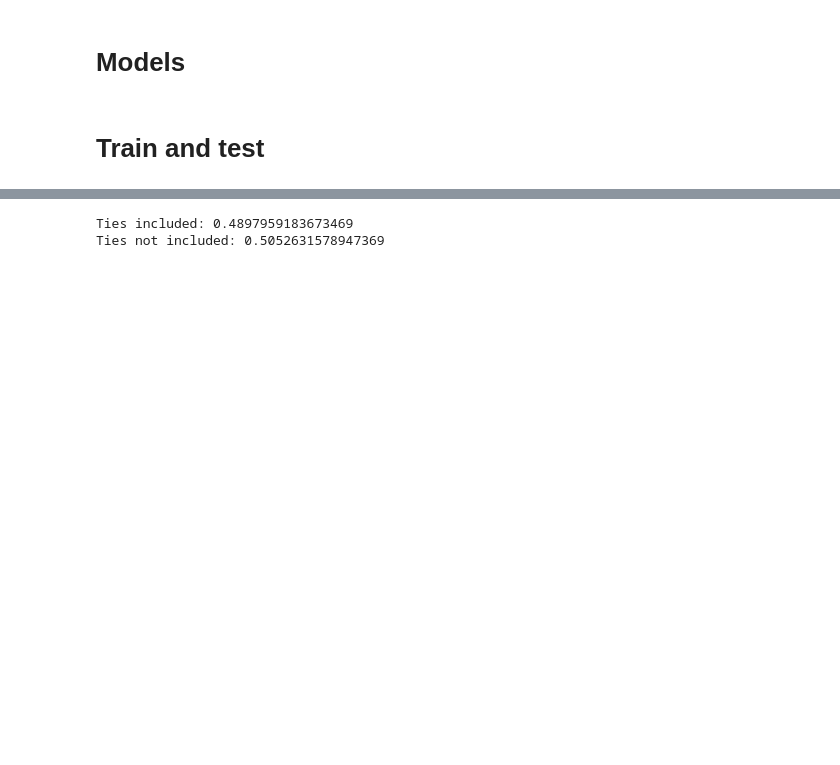
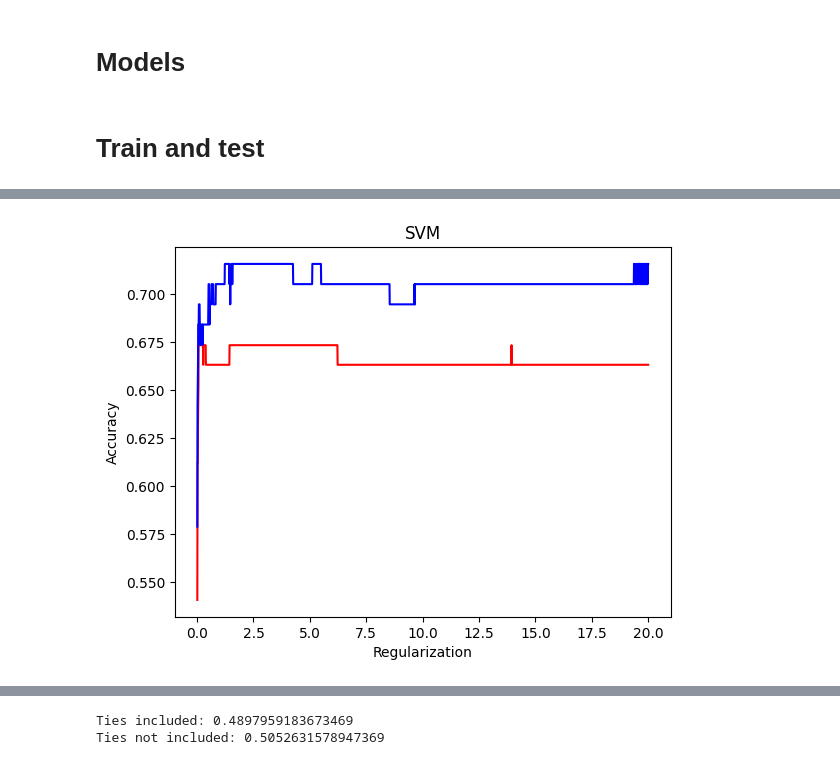
Before and after one commit to JasaZnidar/Predvidenje-zmagovalca-vaterpolo, a Jupyter notebook: Diplomska_naloga.ipynb, the cells around one changed output, grey strips where cells are left out. Drawn from its saved outputs; the diff is of its cells as text; code cells hidden in the pictures; blank space fills up the shorter version.

```diff
--- a/Diplomska_naloga.ipynb
+++ b/Diplomska_naloga.ipynb
@@ -1423,0 +1171,30 @@ Test accuracy: 0.45918367346938777
+# %%
+# @title SVM Linear - testing regularization
+svmLinRegTest_results = []
+noTieSvmLinRegTest_results = []
+Cs = [ x.item() for x in np.linspace(0.0, 20.0, 2_001)[1:] ]
+
+for C in Cs:
+  svmLinRegTest = sklearn.svm.SVC(C = C, kernel = 'linear')
+  svmLinRegTest.fit(train_match_matrix, train_match_label)
+  svmLinRegTest_pred = svmLinRegTest.predict(test_match_matrix)
+  svmLinRegTest_results.append(np.average(np.array(svmLinRegTest_pred) == np.array(test_match_label)).item())
+
+  noTieSvmLinRegTest = sklearn.svm.SVC(C = C, kernel = 'linear')
+  noTieSvmLinRegTest.fit(train_noTieMatch_matrix, train_noTieMatch_label)
+  noTieSvmLinRegTest_pred = noTieSvmLinRegTest.predict(test_noTieMatch_matrix)
+  noTieSvmLinRegTest_results.append(np.average(np.array(noTieSvmLinRegTest_pred) == np.array(test_noTieMatch_label)).item())
+
+
+warnings.filterwarnings("ignore", category=UserWarning, message="No artists with labels found to put in legend")
+
+fig, ax1 = plt.subplots()
+ax1.set_title("SVM")
+ax1.set_xlabel("Regularization")
+ax1.set_ylabel("Accuracy")
+
+ax1.plot(Cs, svmLinRegTest_results, label='Ties', color='red')
+ax1.plot(Cs, noTieSvmLinRegTest_results, label='NoTies', color='blue')
+plt.show()
+# %% [output]
+[figure, added]
```
Also changed, not shown: parts of 83 cells of this notebook.
